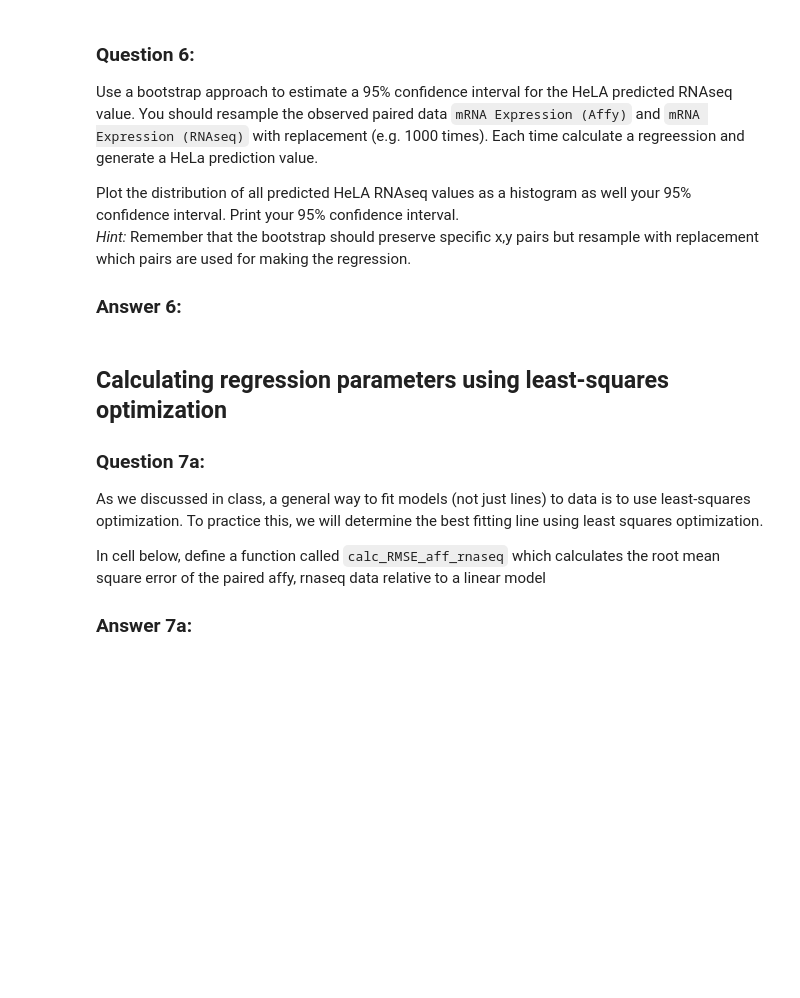
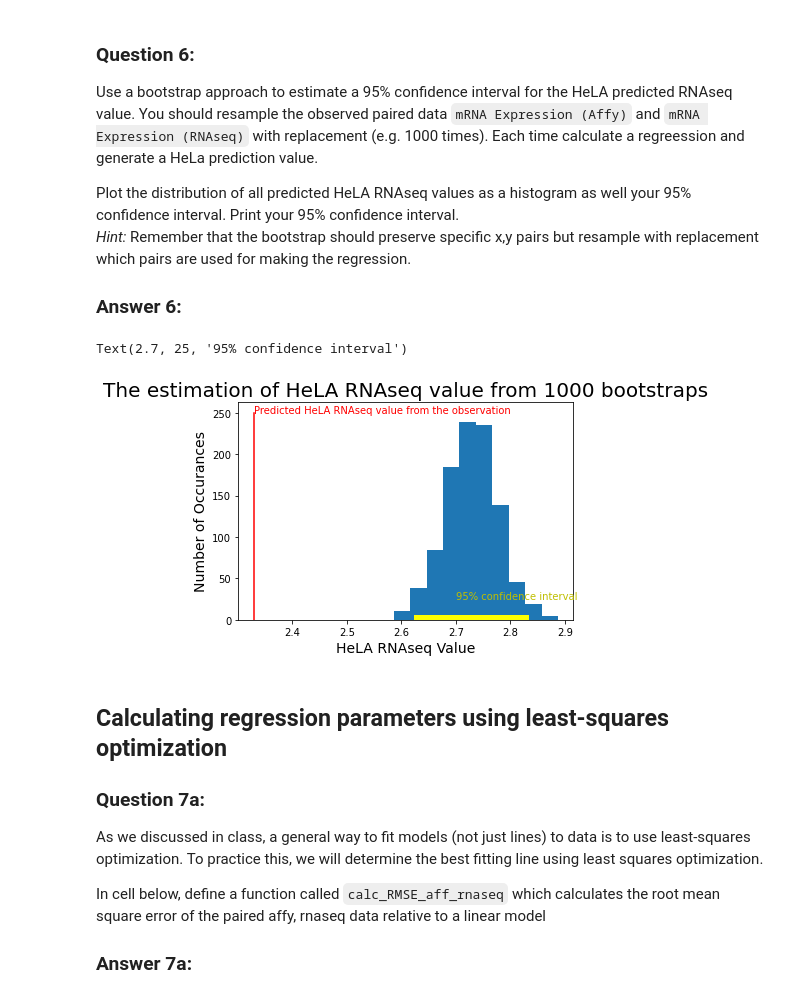
Before and after one commit to symmetricK/pten, a Jupyter notebook: hw08_horikawa.ipynb, the cells around one changed output. Saved outputs shown, nothing was run; the diff lists cells and outputs as text; code cells hidden in the pictures; blank space fills up the shorter version.

```diff
--- a/hw08_horikawa.ipynb
+++ b/hw08_horikawa.ipynb
@@ -187,6 +187,37 @@ Plot the distribution of all predicted HeLA RNAseq values as a histogram as well
 *Hint:* Remember that the bootstrap should preserve specific x,y pairs but resample with replacement which pairs are used for making the regression.
 
 ### Answer 6:
+# %%
+import numpy as np
+
+n_times=1000
+HeLA_Affy=8.2
+
+predictions_list=[]
+for i in range(n_times):
+    boot_Affy=np.random.choice(pten_df['mRNA Expression (Affy)'],len(pten_df['mRNA Expression (Affy)']))
+    boot_rseq=np.random.choice(pten_df['mRNA Expression (RNAseq)'],len(pten_df['mRNA Expression (RNAseq)']))
+    boot_reg_arr=regression_fxns.get_regression_parameters(boot_Affy,boot_rseq)
+    boot_slope=boot_reg_arr[0]
+    boot_intercept=boot_reg_arr[1]
+    boot_predicted_RNAseq=boot_slope*HeLA_Affy+boot_intercept
+    predictions_list.append(boot_predicted_RNAseq)
+
+lwr_bound=np.percentile(predictions_list,2.5)
+hgr_bound=np.percentile(predictions_list,97.5)
+fig=plt.figure()
+plt.hist(predictions_list)
+plt.plot([lwr_bound,hgr_bound],[0,0],color='yellow',lw=10)
+plt.plot([predicted_RNAseq,predicted_RNAseq],[0,250],color='red')
+plt.title("The estimation of HeLA RNAseq value from 1000 bootstraps",fontsize=20)
+plt.xlabel('HeLA RNAseq Value', fontsize=14)
+plt.ylabel('Number of Occurances', fontsize=14)
+ax=plt.gca()
+ax.text(predicted_RNAseq,250,'Predicted HeLA RNAseq value from the observation',color='r')
+ax.text(2.7,25,'95% confidence interval',color='y')
+# %% [output]
+Text(2.7, 25, '95% confidence interval')
+[figure, added]
 # %% [markdown]
 ## Calculating regression parameters using least-squares optimization
 ### Question 7a:
```
Also changed, not shown: parts of 4 cells of this notebook.
